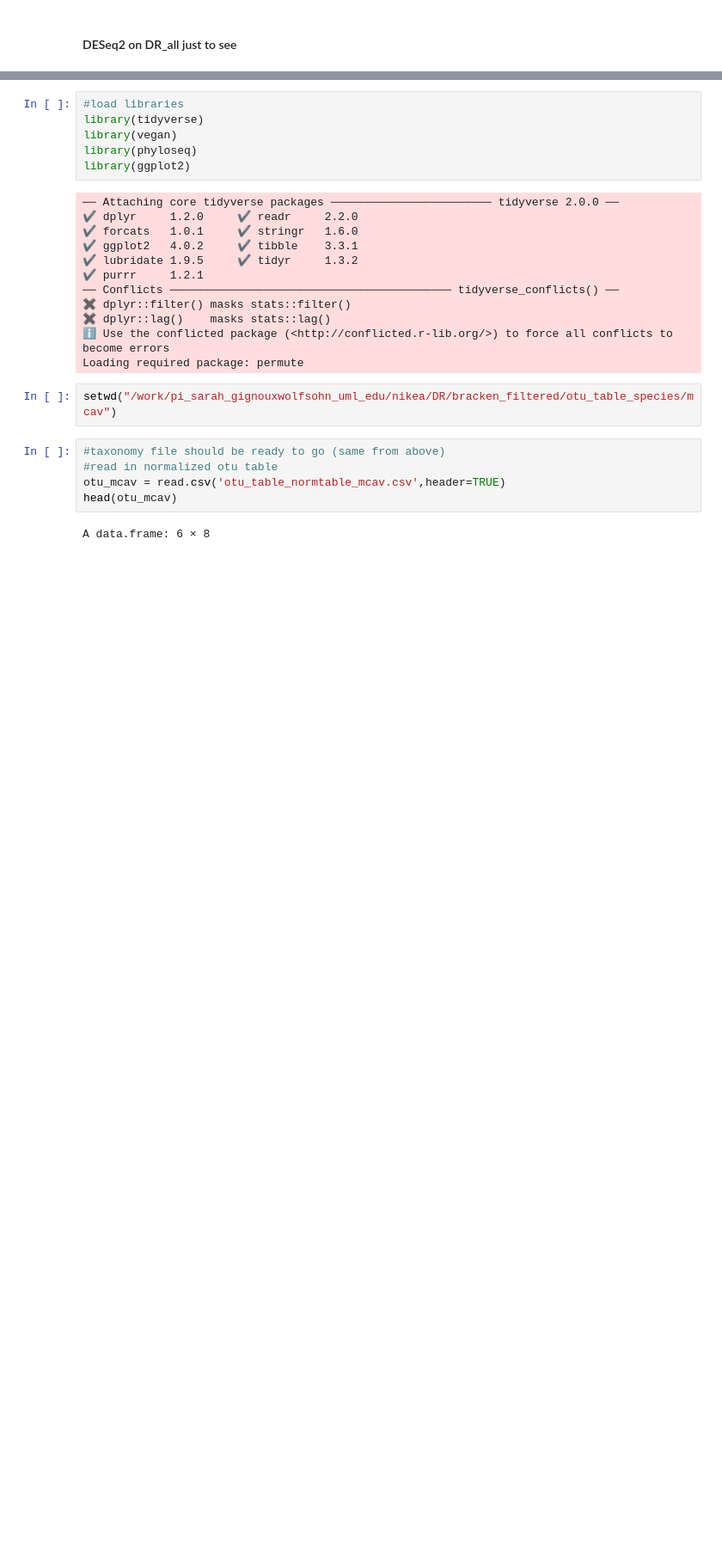
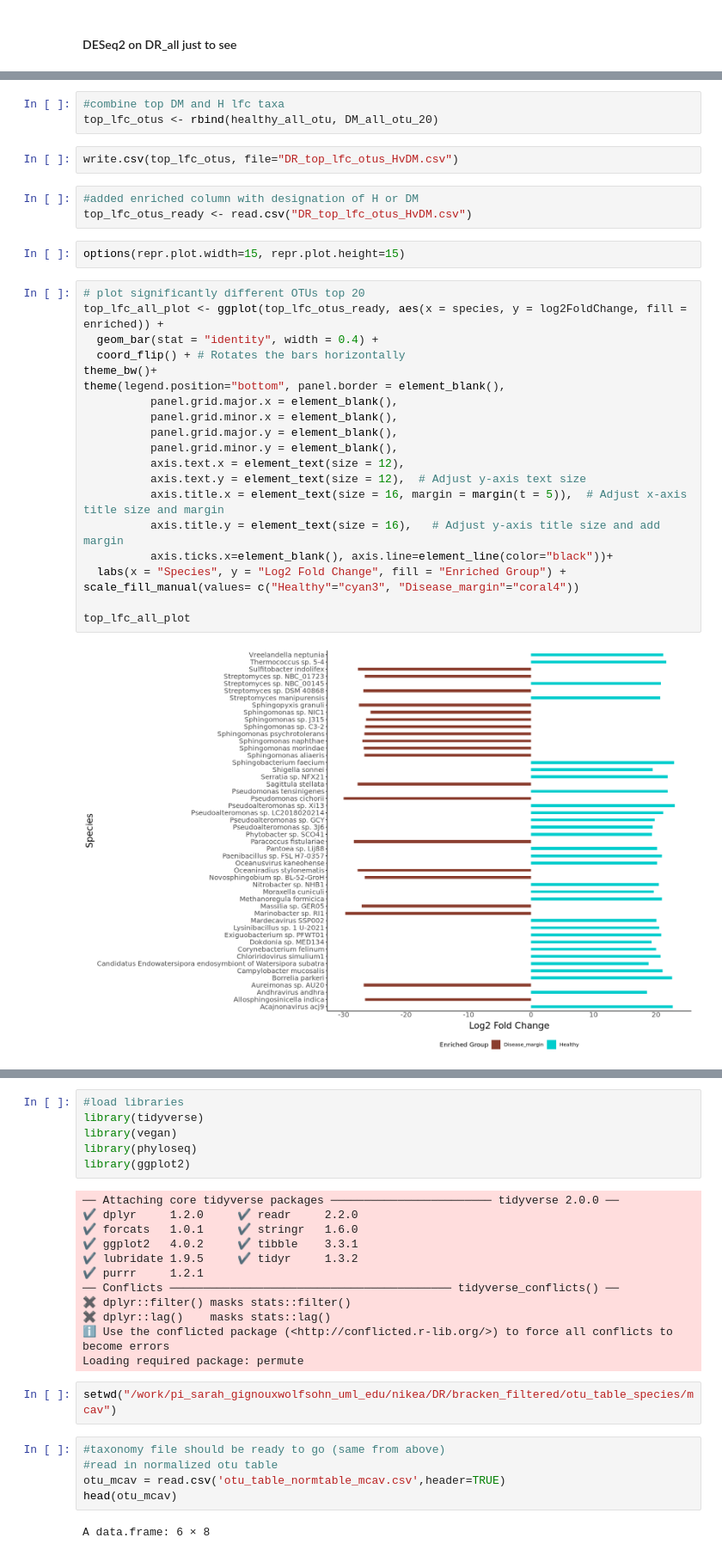
Before and after one commit to nikeaulrich/DR_SCTLD, a Jupyter notebook: DR_phyloseq.ipynb, the cells around one changed output, grey strips where cells are left out. Shown at 86% size. Saved outputs shown, nothing was run; the diff lists cells and outputs as text; blank space fills up the shorter version.

Commit message:
new plots and higher res pngs

```diff
--- a/DR_phyloseq.ipynb
+++ b/DR_phyloseq.ipynb
@@ -524,0 +606,32 @@ A data.frame: 244 × 7
+# %%
+#combine top DM and H lfc taxa
+top_lfc_otus <- rbind(healthy_all_otu, DM_all_otu_20)
+# %%
+write.csv(top_lfc_otus, file="DR_top_lfc_otus_HvDM.csv")
+# %%
+#added enriched column with designation of H or DM
+top_lfc_otus_ready <- read.csv("DR_top_lfc_otus_HvDM.csv")
+# %%
+options(repr.plot.width=15, repr.plot.height=15)
+# %%
+# plot significantly different OTUs top 20
+top_lfc_all_plot <- ggplot(top_lfc_otus_ready, aes(x = species, y = log2FoldChange, fill = enriched)) +
+  geom_bar(stat = "identity", width = 0.4) +
+  coord_flip() + # Rotates the bars horizontally
+theme_bw()+
+theme(legend.position="bottom", panel.border = element_blank(),
+          panel.grid.major.x = element_blank(),
+          panel.grid.minor.x = element_blank(),
+          panel.grid.major.y = element_blank(),
+          panel.grid.minor.y = element_blank(),
+          axis.text.x = element_text(size = 12),
+          axis.text.y = element_text(size = 12),  # Adjust y-axis text size
+          axis.title.x = element_text(size = 16, margin = margin(t = 5)),  # Adjust x-axis title size and margin
+          axis.title.y = element_text(size = 16),   # Adjust y-axis title size and add margin
+          axis.ticks.x=element_blank(), axis.line=element_line(color="black"))+
+  labs(x = "Species", y = "Log2 Fold Change", fill = "Enriched Group") +
+scale_fill_manual(values= c("Healthy"="cyan3", "Disease_margin"="coral4"))
+
+top_lfc_all_plot
+# %% [output]
+[figure, added]
```
Also changed, not shown: parts of 23 cells of this notebook, 24 other files.
